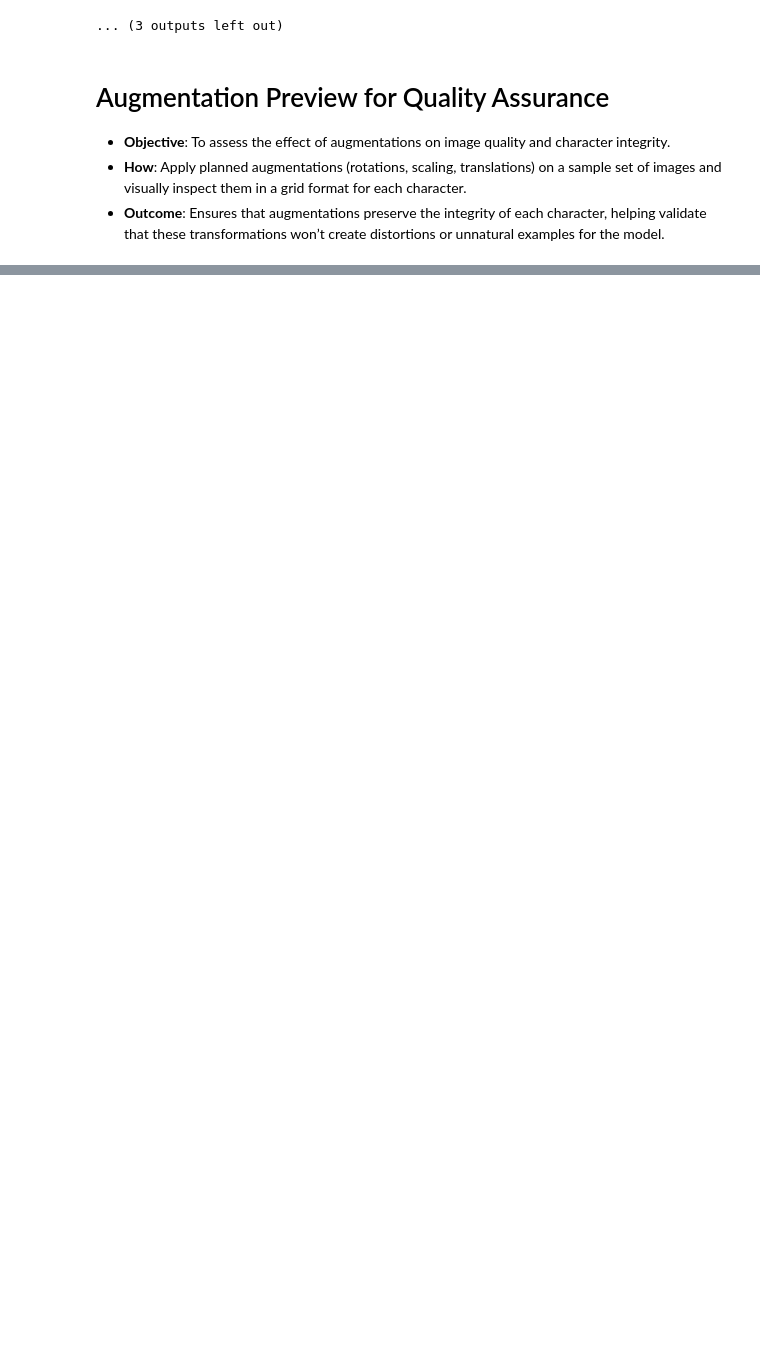
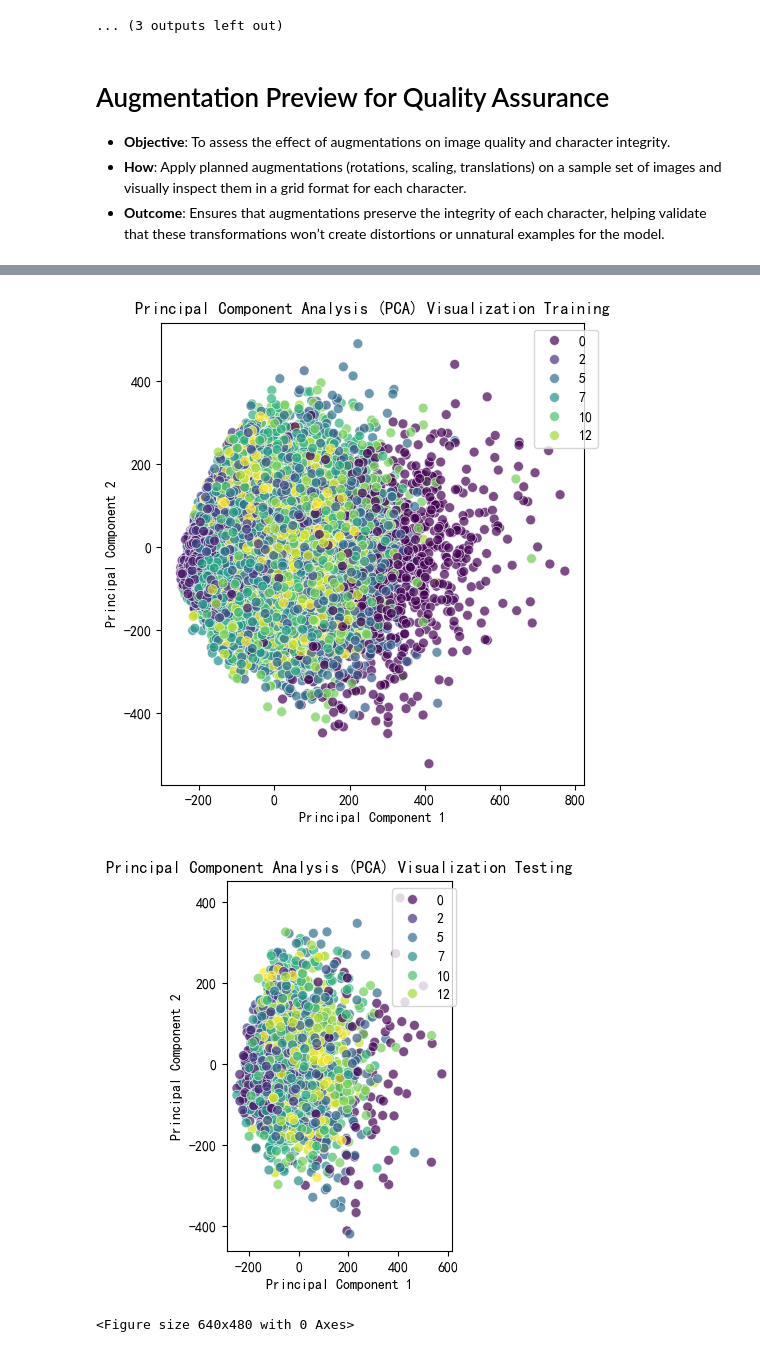
Before and after one commit to quiet98k/Chinese-Digit-Classifier, a Jupyter notebook: minst.ipynb, the cells around one changed output, grey strips where cells are left out. Saved outputs shown, nothing was run; the diff lists cells and outputs as text; code cells hidden in the pictures; blank space fills up the shorter version.

```diff
--- a/minst.ipynb
+++ b/minst.ipynb
@@ -409,0 +420,67 @@ plt.imshow(img)
+# %%
+
+import numpy as np
+from sklearn.decomposition import PCA
+import matplotlib.pyplot as plt
+import seaborn as sns
+import pandas as pd
+from PIL import Image
+import os
+
+
+def load_and_flatten_images(dataset):
+  flattened_images = []
+  labels = []
+
+  for i in range(len(dataset)):
+    img, label = dataset[i]
+    img_np = img.numpy().flatten()
+    flattened_images.append(img_np)
+    labels.append(label)
+
+  return np.array(flattened_images), np.array(labels)
+
+train_flattened_images, labels = load_and_flatten_images(trainDataset)
+test_flattened_images, _ = load_and_flatten_images(testDataset)
+
+pca = PCA(n_components=2)
+train_principal_components = pca.fit_transform(train_flattened_images)
+test_principal_components = pca.transform(test_flattened_images)
+
+train_pca_df = pd.DataFrame({
+    'PC1': train_principal_components[:, 0],
+    'PC2': train_principal_components[:, 1],
+    'Label': train_labels
+})
+
+test_pca_df = pd.DataFrame({
+    'PC1': test_principal_components[:, 0],
+    'PC2': test_principal_components[:, 1],
+    'Label': test_labels
+})
+
+
+plt.figure(figsize=(12, 6))
+
+plt.subplot(1,2,1)
+sns.scatterplot(data=train_pca_df, x='PC1', y='PC2', hue='Label', palette='viridis', s= 50, alpha = 0.7)
+plt.title('Principal Component Analysis (PCA) Visualization Training')
+plt.xlabel('Principal Component 1')
+plt.ylabel('Principal Component 2')
+plt.legend(bbox_to_anchor=(1.05, 1), loc='upper right')
+plt.show()
+
+plt.subplot(1,2,2)
+sns.scatterplot(data=test_pca_df, x='PC1', y='PC2', hue='Label', palette='viridis', s= 50, alpha = 0.7)
+plt.title('Principal Component Analysis (PCA) Visualization Testing')
+plt.xlabel('Principal Component 1')
+plt.ylabel('Principal Component 2')
+plt.legend(bbox_to_anchor=(1.05, 1), loc='upper right')
+plt.show()
+
+plt.tight_layout()
+plt.show()
+# %% [output]
+[figure, added]
+[figure, added]
+<Figure size 640x480 with 0 Axes>
```
Also changed, not shown: parts of 11 cells of this notebook.
